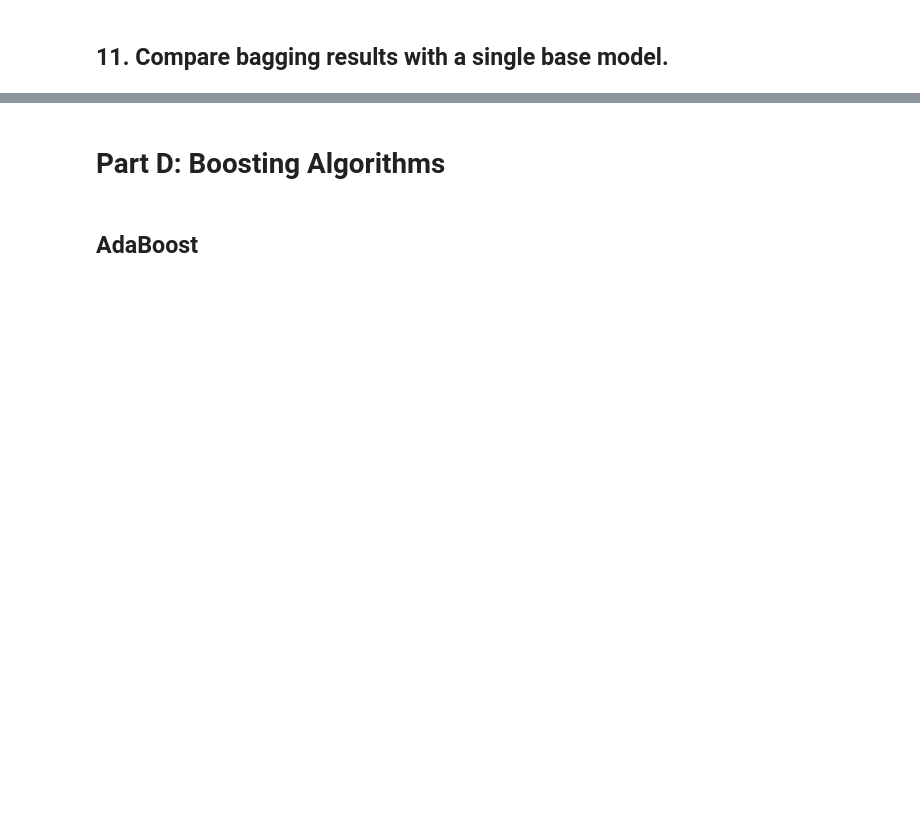
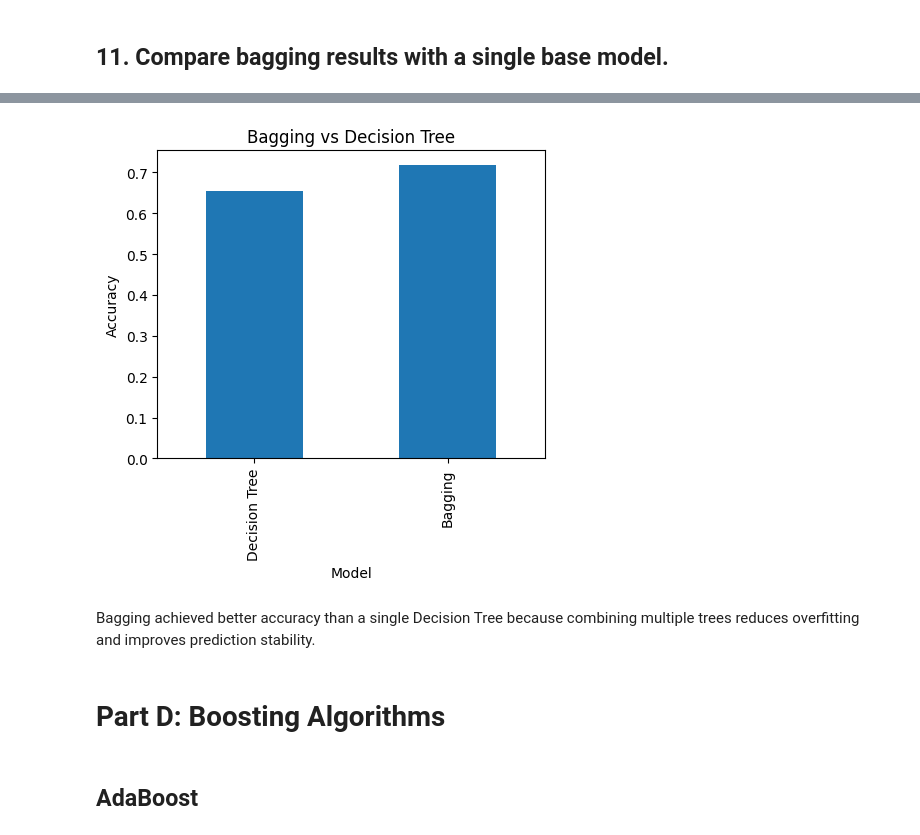
Before and after one commit to krisha12345819/Supervised-Learning---Smart-Outcome-Predictor, a Jupyter notebook: Smart_Outcome_Predictor.ipynb, the cells around one changed output, grey strips where cells are left out. Cells and saved outputs as stored; diff of their text form; code cells hidden in the pictures; blank space fills up the shorter version.

```diff
--- a/Smart_Outcome_Predictor.ipynb
+++ b/Smart_Outcome_Predictor.ipynb
@@ -168,3 +355,26 @@ Regression Test Shape : (1040, 16)
 # Part C: Bagging (Bootstrap Aggregating)
 # %% [markdown]
 ## 9. Implement Bagging Classifier for course completion prediction.
+# %%
+dt_cls = DecisionTreeClassifier(random_state=42)
+dt_cls.fit(X_train_cls, y_train_cls)
+
+y_pred_dt = dt_cls.predict(X_test_cls)
+
+# Bagging Classifier
+bag_cls = BaggingClassifier(
+    estimator=DecisionTreeClassifier(random_state=42),
+    n_estimators=100,
+    random_state=42
+)
+
+bag_cls.fit(X_train_cls, y_train_cls)
+
+y_pred_bag = bag_cls.predict(X_test_cls)
+
+# Accuracy
+dt_accuracy = accuracy_score(y_test_cls, y_pred_dt)
+bag_accuracy = accuracy_score(y_test_cls, y_pred_bag)
+
+print("Decision Tree Accuracy :", round(dt_accuracy,4))
+print("Bagging Accuracy       :", round(bag_accuracy,4))
@@ -175,3 +462,26 @@ Regression Test Shape : (1040, 16)
+# %%
+comparison = pd.DataFrame({
+    "Model":["Decision Tree","Bagging"],
+    "Accuracy":[dt_accuracy,bag_accuracy]
+})
+
+comparison.plot(
+    x="Model",
+    y="Accuracy",
+    kind="bar",
+    legend=False,
+    figsize=(5,4)
+)
+
+plt.title("Bagging vs Decision Tree")
+
+plt.ylabel("Accuracy")
+
+plt.show()
+# %% [output]
+[figure, added]
+# %% [markdown]
+Bagging achieved better accuracy than a single Decision Tree because combining multiple trees reduces overfitting and improves prediction stability.
 # %% [markdown]
 # Part D: Boosting Algorithms
 # %% [markdown]
```
Also changed, not shown: parts of 107 cells of this notebook.
